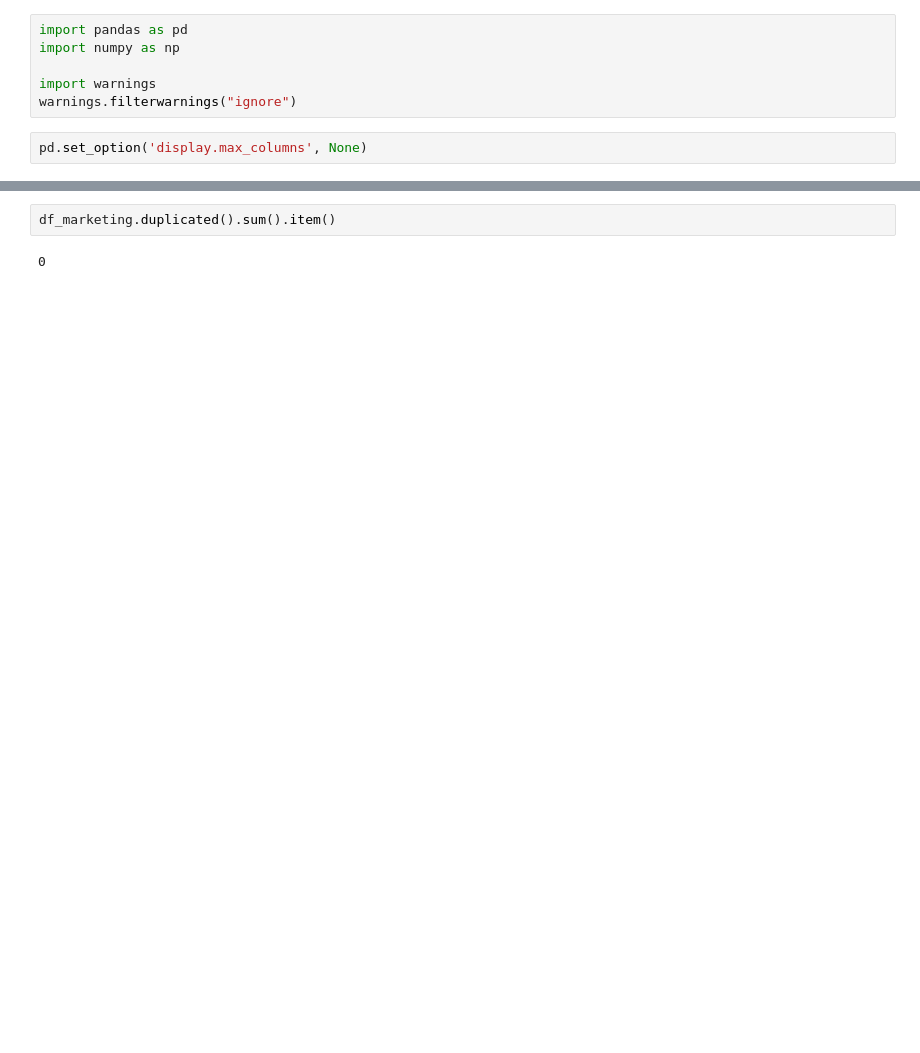
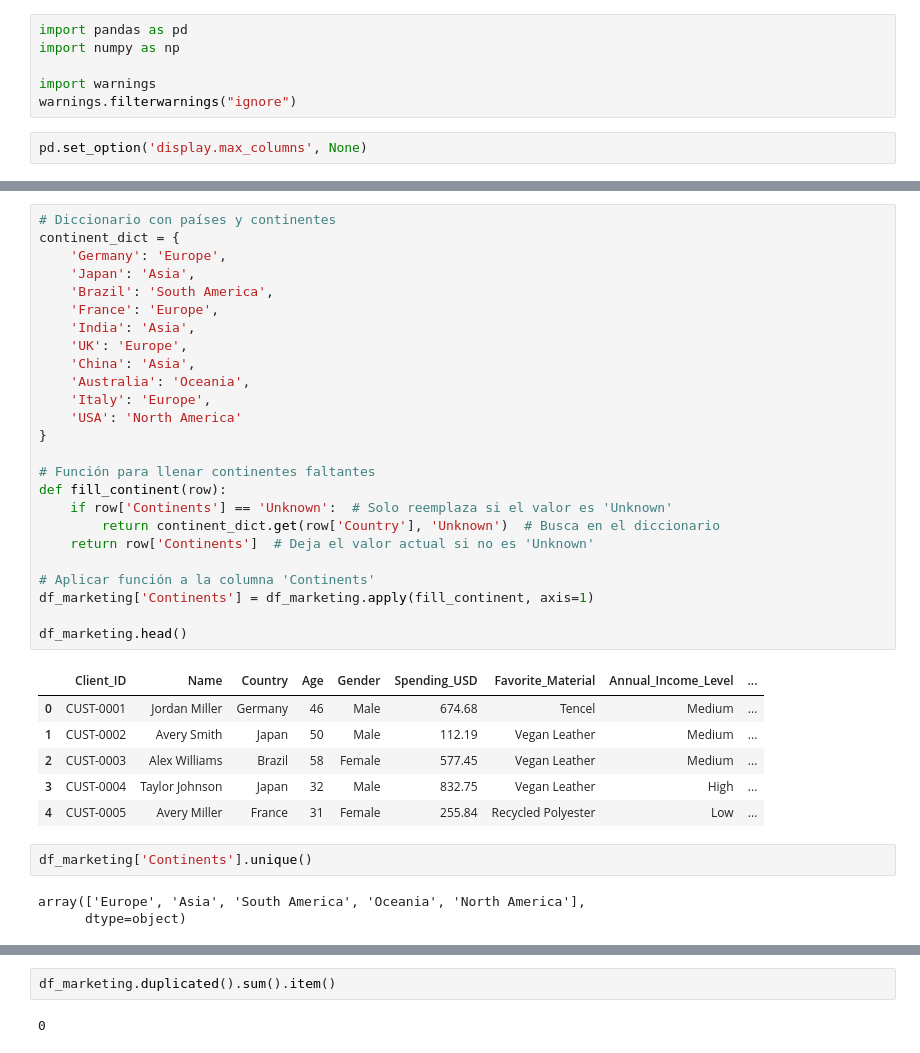
Before and after one commit to kaleeshy6162/Module.4_Pair_Mirella_Laura, a Jupyter notebook: EDA.ipynb, the cells around one changed output, grey strips where cells are left out. Cells and saved outputs as stored; diff of their text form; blank space fills up the shorter version.

```diff
--- a/EDA.ipynb
+++ b/EDA.ipynb
@@ -21,3 +21,40 @@ df_marketing.head()
+# %%
+# Diccionario con países y continentes
+continent_dict = {
+    'Germany': 'Europe',
+    'Japan': 'Asia',
+    'Brazil': 'South America',
+    'France': 'Europe',
+    'India': 'Asia',
+    'UK': 'Europe',
+    'China': 'Asia',
+    'Australia': 'Oceania',
+    'Italy': 'Europe',
+    'USA': 'North America'
+}
+
+# Función para llenar continentes faltantes
+def fill_continent(row):
+    if row['Continents'] == 'Unknown':  # Solo reemplaza si el valor es 'Unknown'
+        return continent_dict.get(row['Country'], 'Unknown')  # Busca en el diccionario
+    return row['Continents']  # Deja el valor actual si no es 'Unknown'
+
+# Aplicar función a la columna 'Continents'
+df_marketing['Continents'] = df_marketing.apply(fill_continent, axis=1)
+
+df_marketing.head()
+# %% [output]
+|  | Client_ID | Name | Country | Age | Gender | Spending_USD | Favorite_Material | Annual_Income_Level | ... |
+| 0 | CUST-0001 | Jordan Miller | Germany | 46 | Male | 674.68 | Tencel | Medium | ... |
+| 1 | CUST-0002 | Avery Smith | Japan | 50 | Male | 112.19 | Vegan Leather | Medium | ... |
+| 2 | CUST-0003 | Alex Williams | Brazil | 58 | Female | 577.45 | Vegan Leather | Medium | ... |
+| 3 | CUST-0004 | Taylor Johnson | Japan | 32 | Male | 832.75 | Vegan Leather | High | ... |
+| 4 | CUST-0005 | Avery Miller | France | 31 | Female | 255.84 | Recycled Polyester | Low | ... |
+# %%
+df_marketing['Continents'].unique()
+# %% [output]
+array(['Europe', 'Asia', 'South America', 'Oceania', 'North America'],
+      dtype=object)
 # %%
 df_marketing.info()
 # %% [output]
```
Also changed, not shown: parts of 14 cells of this notebook.
